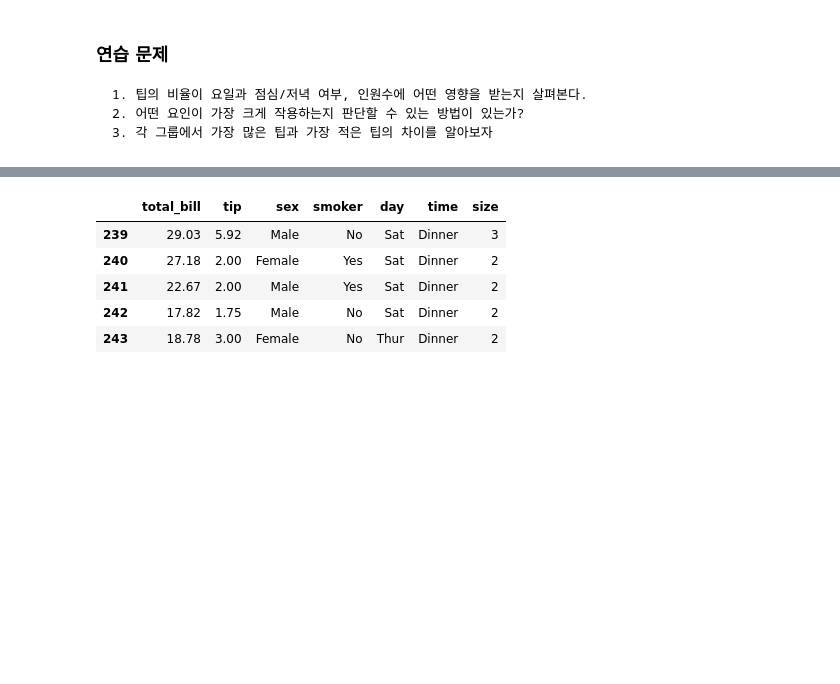
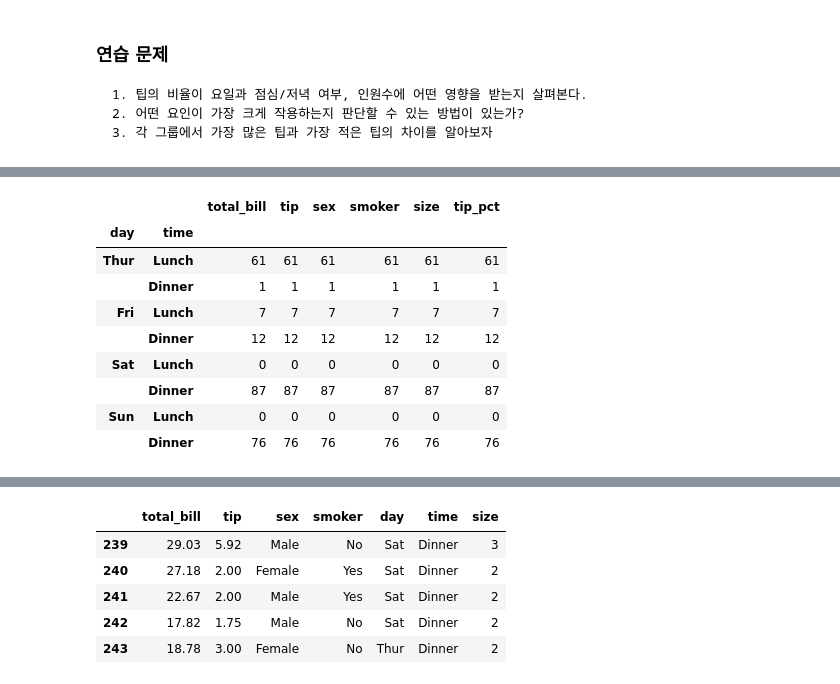
Before and after one commit to donnythesmile/wassup2, a Jupyter notebook: Data_Preprocessing/03.07_Pandas 피봇테이블과 그룹분석.ipynb, the cells around one changed output, grey strips where cells are left out. Drawn from its saved outputs; the diff is of its cells as text; code cells hidden in the pictures; blank space fills up the shorter version.

```diff
--- a/Data_Preprocessing/03.07_Pandas 피봇테이블과 그룹분석.ipynb
+++ b/Data_Preprocessing/03.07_Pandas 피봇테이블과 그룹분석.ipynb
@@ -852,0 +883,13 @@ tips.groupby(["sex", "smoker"])[["tip_pct"]].describe()
+# %%
+tips.groupby(["day", "time"]).count()
+# %% [output]
+|  |  | total_bill | tip | sex | smoker | size | tip_pct |
+| day | time |  |  |  |  |  |  |
+| Thur | Lunch | 61 | 61 | 61 | 61 | 61 | 61 |
+|  | Dinner | 1 | 1 | 1 | 1 | 1 | 1 |
+| Fri | Lunch | 7 | 7 | 7 | 7 | 7 | 7 |
+|  | Dinner | 12 | 12 | 12 | 12 | 12 | 12 |
+| Sat | Lunch | 0 | 0 | 0 | 0 | 0 | 0 |
+|  | Dinner | 87 | 87 | 87 | 87 | 87 | 87 |
+| Sun | Lunch | 0 | 0 | 0 | 0 | 0 | 0 |
+|  | Dinner | 76 | 76 | 76 | 76 | 76 | 76 |
```
Also changed, not shown: parts of 17 cells of this notebook, 15 other files.
